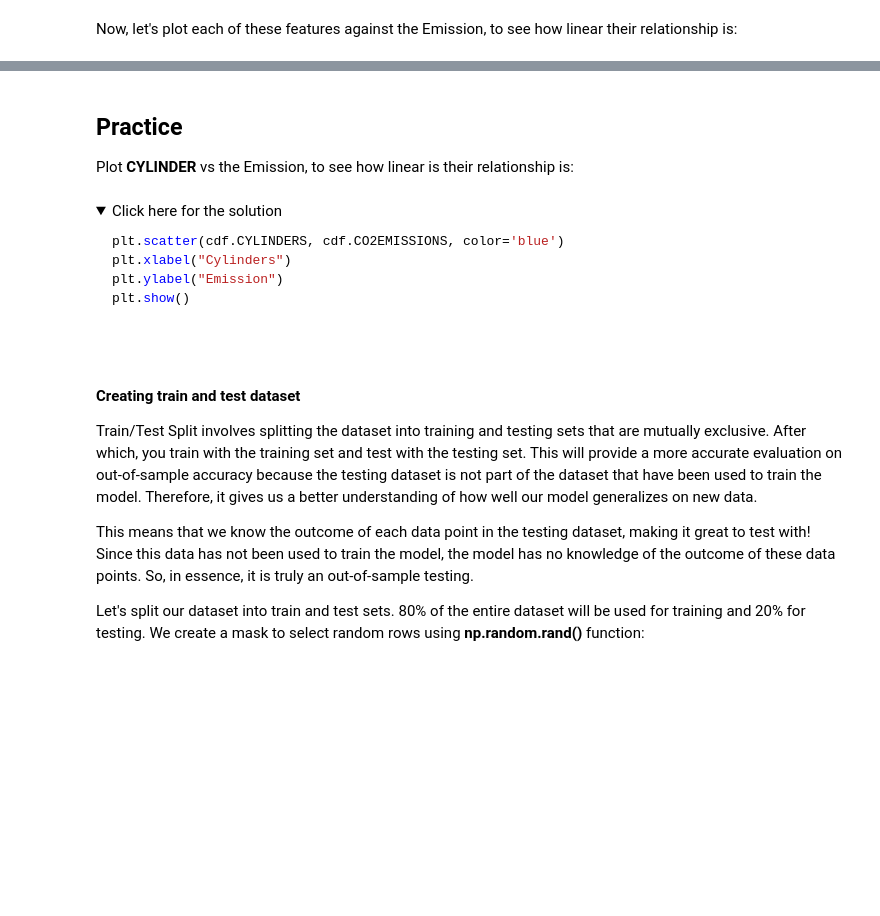
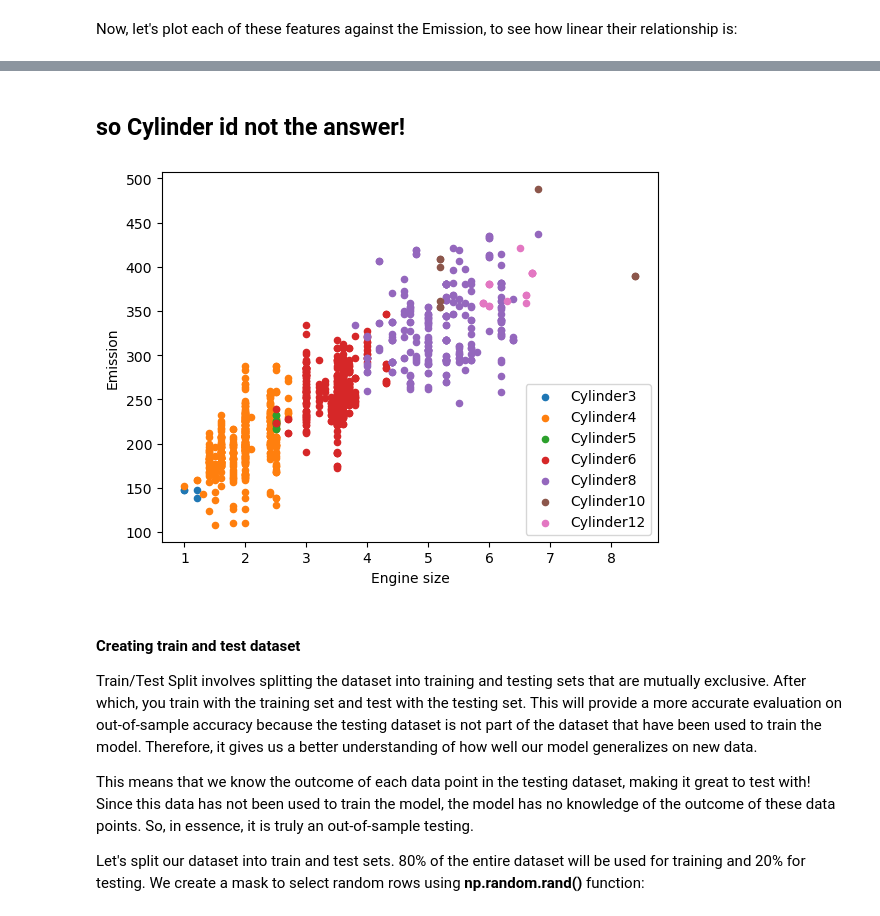
Before and after one commit to nimahamed88/Machine-Learning, a Jupyter notebook: machine_learning_with_python__Jadi/ML0101EN-Reg-Simple-Linear-Regression-Co2.ipynb, the cells around one changed output, grey strips where cells are left out. Saved outputs shown, nothing was run; the diff lists cells and outputs as text; code cells hidden in the pictures; folded sections open; blank space fills up the shorter version.

Commit message:
Simple Linear Regression code modified with some new fun codes!

````diff
--- a/machine_learning_with_python__Jadi/ML0101EN-Reg-Simple-Linear-Regression-Co2.ipynb
+++ b/machine_learning_with_python__Jadi/ML0101EN-Reg-Simple-Linear-Regression-Co2.ipynb
@@ -155,9 +212,13 @@ for i in cdf['CYLINDERS']:
+# %% [markdown]
+## so Cylinder id not the answer!
 # %%
-plt.scatter(cdf.ENGINESIZE, cdf.CO2EMISSIONS,  color='blue')
+for x in d:
+    plt.scatter(d[x].ENGINESIZE, d[x].CO2EMISSIONS,s = 20, label = x  )
+
+
+plt.legend(loc = 'lower right')
 plt.xlabel("Engine size")
 plt.ylabel("Emission")
 plt.show()
+# %% [output]
+[figure, added]
-# %% [markdown]
-## Practice
-
-Plot **CYLINDER** vs the Emission, to see how linear is their relationship is:
@@ -166,15 +225,3 @@ Plot **CYLINDER** vs the Emission, to see how linear is their relationship is:
-# %% [markdown]
-<details><summary>Click here for the solution</summary>
-
-```python
-plt.scatter(cdf.CYLINDERS, cdf.CO2EMISSIONS, color='blue')
-plt.xlabel("Cylinders")
-plt.ylabel("Emission")
-plt.show()
-
-```
-
-</details>
 # %% [markdown]
 #### Creating train and test dataset
 
````
Also changed, not shown: parts of 16 cells of this notebook.
